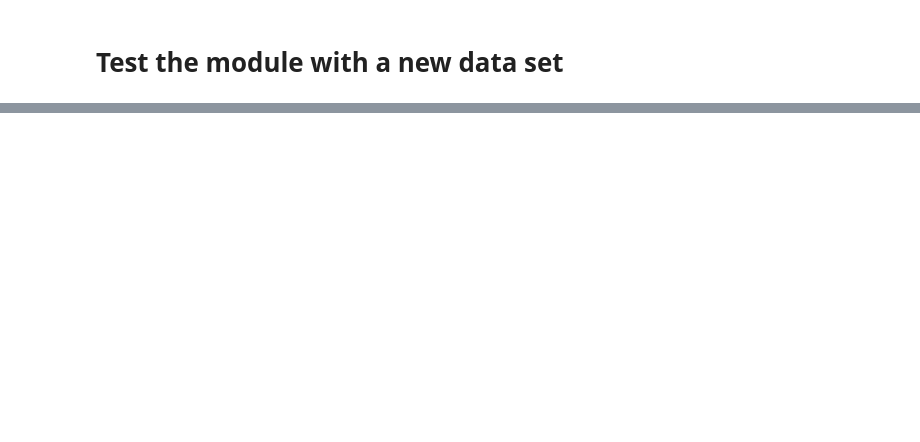
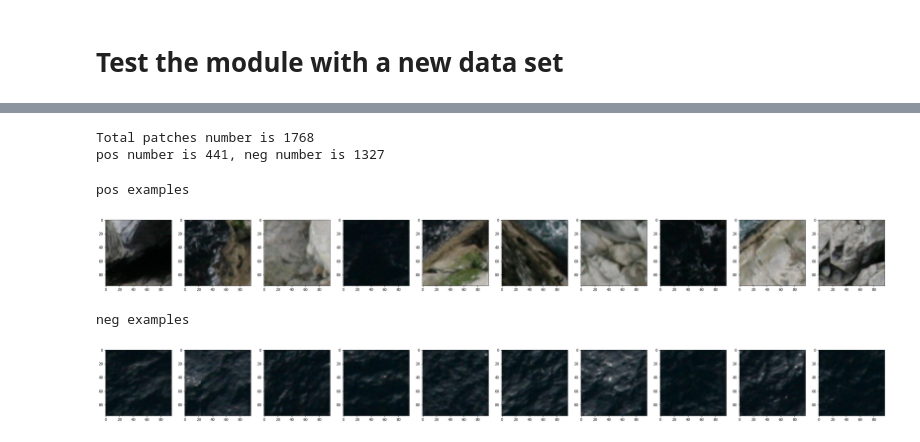
Before and after one commit to marioZYN/IACV-Project, a Jupyter notebook: Pre-processing.ipynb, the cells around one changed output, grey strips where cells are left out. Saved outputs shown, nothing was run; the diff lists cells and outputs as text; code cells hidden in the pictures; blank space fills up the shorter version.

```diff
--- a/Pre-processing.ipynb
+++ b/Pre-processing.ipynb
@@ -145,0 +163,2 @@ precision score is 0.45470155117720673
+# %%
+logistic_classifier = train_classifier(data=train, reg=1e-5,threshold=0.3,random_state=1)
@@ -168,16 +169,0 @@ pos_df['class'] = 1
-# %%
-### extract neg patches
-neg_num = 10
-neg_df = pd.DataFrame(columns=["R", "G", "B"])
-patches = extract_patches_without_sealions(coordinates_df=coordinates_df.sample(30))
-
-print("\n start extracting patches...")
-for i in range(len(patches)):
-    patch = patches[i]
-    r = np.average(patch[:,:,0])
-    g = np.average(patch[:,:,1])
-    b = np.average(patch[:,:,2])
-    neg_df = neg_df.append({'R':r, "G":g, "B":b}, ignore_index=True)
-    print("\r%d patch completes, with total %d"%(i, len(patches)), end='')
-
-neg_df['class'] = 0
@@ -200,0 +208,35 @@ precision score is 0.008553300382094156
+# %%
+test_image = cv2.imread(train_path + '800.jpg')
+patches = sliding_window(test_image)
+# %%
+pos = []
+neg = []
+for patch in patches:
+    p = classify_patch(patch, logistic_classifier, 0.2)
+    if p == 1:
+        pos.append(patch)
+    else:
+        neg.append(patch)
+# %%
+print("Total patches number is %d\npos number is %d, neg number is %d"%(len(patches), len(pos), len(neg)))
+# %% [output]
+Total patches number is 1768
+pos number is 441, neg number is 1327
+# %%
+f, ax = plt.subplots(1,10, figsize=(40,10))
+random_index = np.random.choice(len(pos), 10, replace=True)
+for index, a in enumerate(ax):
+    a.imshow(pos[random_index[index]])
+print("pos examples")
+# %% [output]
+pos examples
+[figure, added]
+# %%
+f, ax = plt.subplots(1,10, figsize=(40,10))
+random_index = np.random.choice(len(neg), 10, replace=True)
+for index, a in enumerate(ax):
+    a.imshow(neg[random_index[index]])
+print("neg examples")
+# %% [output]
+neg examples
+[figure, added]
```
Also changed, not shown: parts of 19 cells of this notebook.
